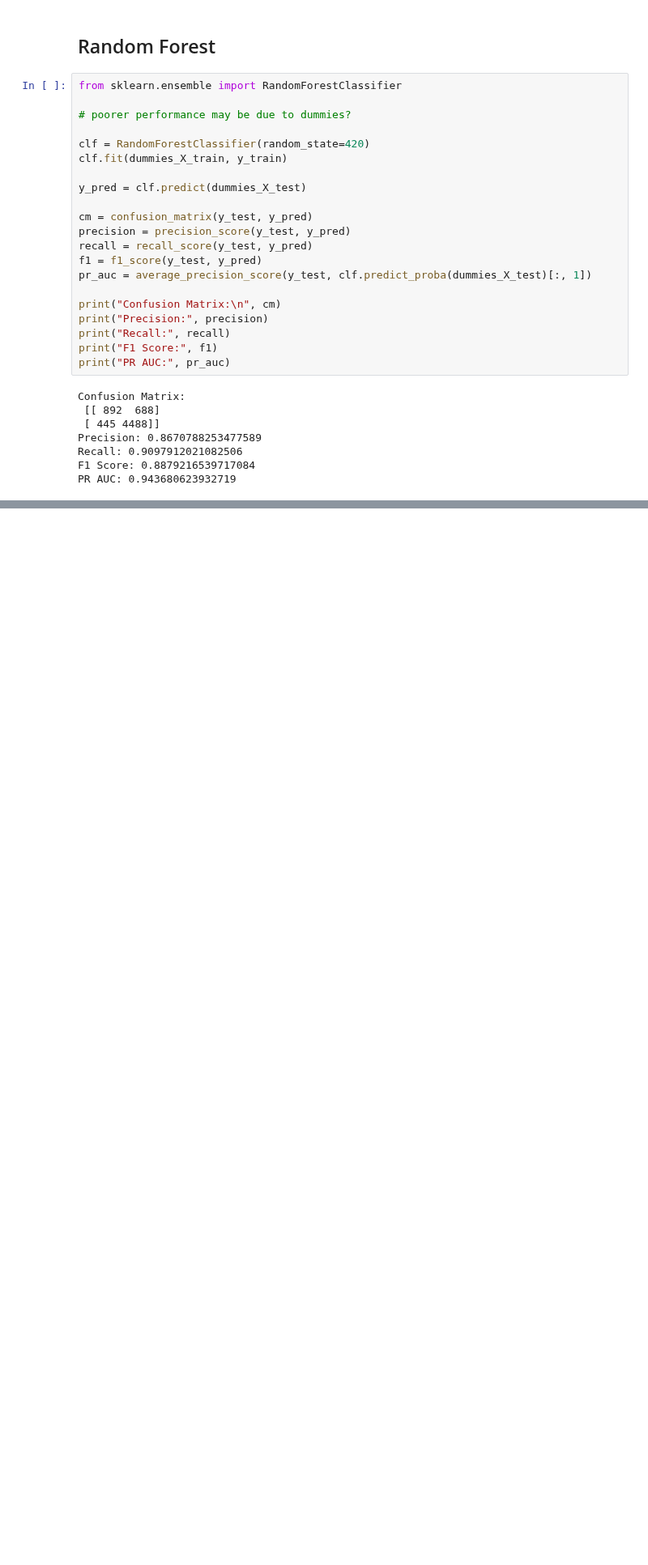
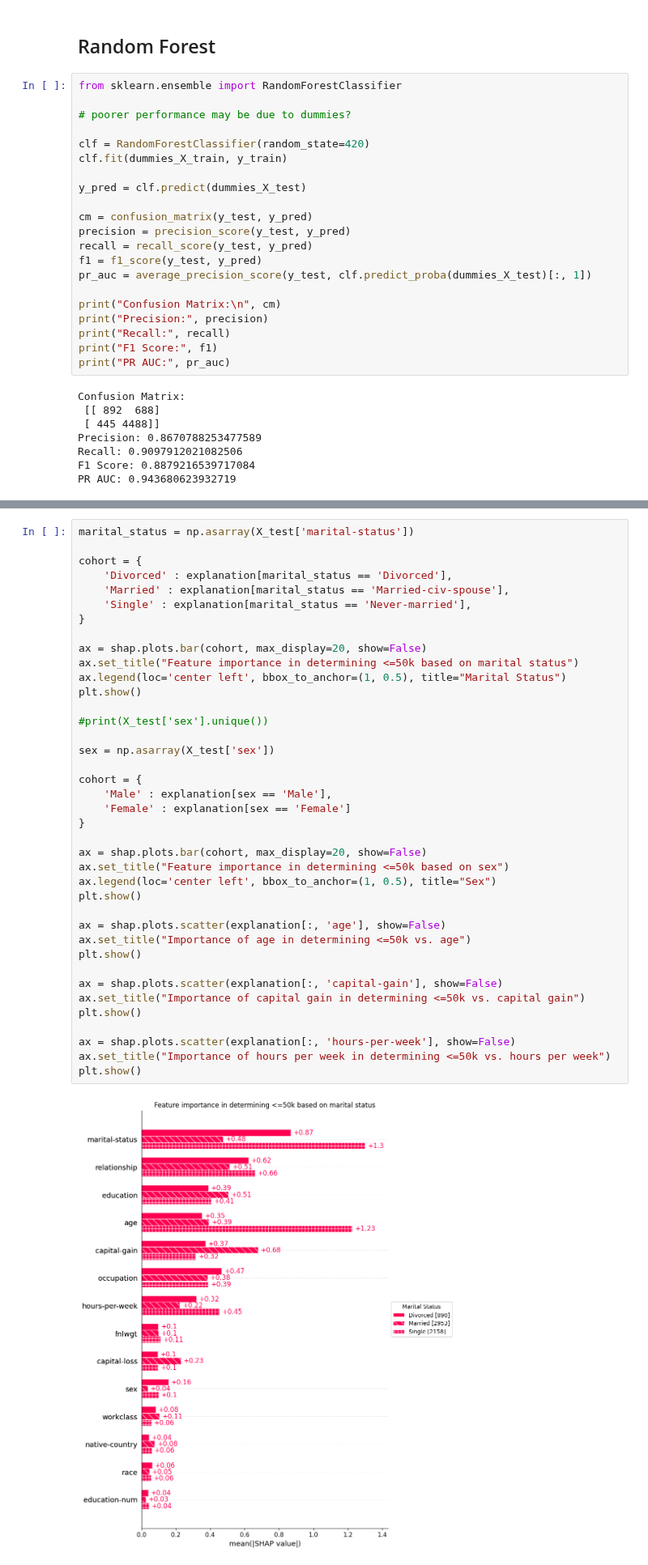
Before and after one commit to tomasgdejesus/CSE578-Project, a Jupyter notebook: mlmodels.ipynb, the cells around one changed output, grey strips where cells are left out. Shown at 81% size. Saved outputs shown, nothing was run; the diff lists cells and outputs as text; blank space fills up the shorter version.

```diff
--- a/mlmodels.ipynb
+++ b/mlmodels.ipynb
@@ -133,0 +191,41 @@ PR AUC: 0.943680623932719
+# %%
+marital_status = np.asarray(X_test['marital-status'])
+
+cohort = {
+    'Divorced' : explanation[marital_status == 'Divorced'],
+    'Married' : explanation[marital_status == 'Married-civ-spouse'],
+    'Single' : explanation[marital_status == 'Never-married'],
+}
+
+ax = shap.plots.bar(cohort, max_display=20, show=False)
+ax.set_title("Feature importance in determining <=50k based on marital status")
+ax.legend(loc='center left', bbox_to_anchor=(1, 0.5), title="Marital Status")
+plt.show()
+
+#print(X_test['sex'].unique())
+
+sex = np.asarray(X_test['sex'])
+
+cohort = {
+    'Male' : explanation[sex == 'Male'],
+    'Female' : explanation[sex == 'Female']
+}
+
+ax = shap.plots.bar(cohort, max_display=20, show=False)
+ax.set_title("Feature importance in determining <=50k based on sex")
+ax.legend(loc='center left', bbox_to_anchor=(1, 0.5), title="Sex")
+plt.show()
+
+ax = shap.plots.scatter(explanation[:, 'age'], show=False)
+ax.set_title("Importance of age in determining <=50k vs. age")
+plt.show()
+
+ax = shap.plots.scatter(explanation[:, 'capital-gain'], show=False)
+ax.set_title("Importance of capital gain in determining <=50k vs. capital gain")
+plt.show()
+
+ax = shap.plots.scatter(explanation[:, 'hours-per-week'], show=False)
+ax.set_title("Importance of hours per week in determining <=50k vs. hours per week")
+plt.show()
+# %% [output]
+[figure, added]
```
Also changed, not shown: parts of 18 cells of this notebook.
